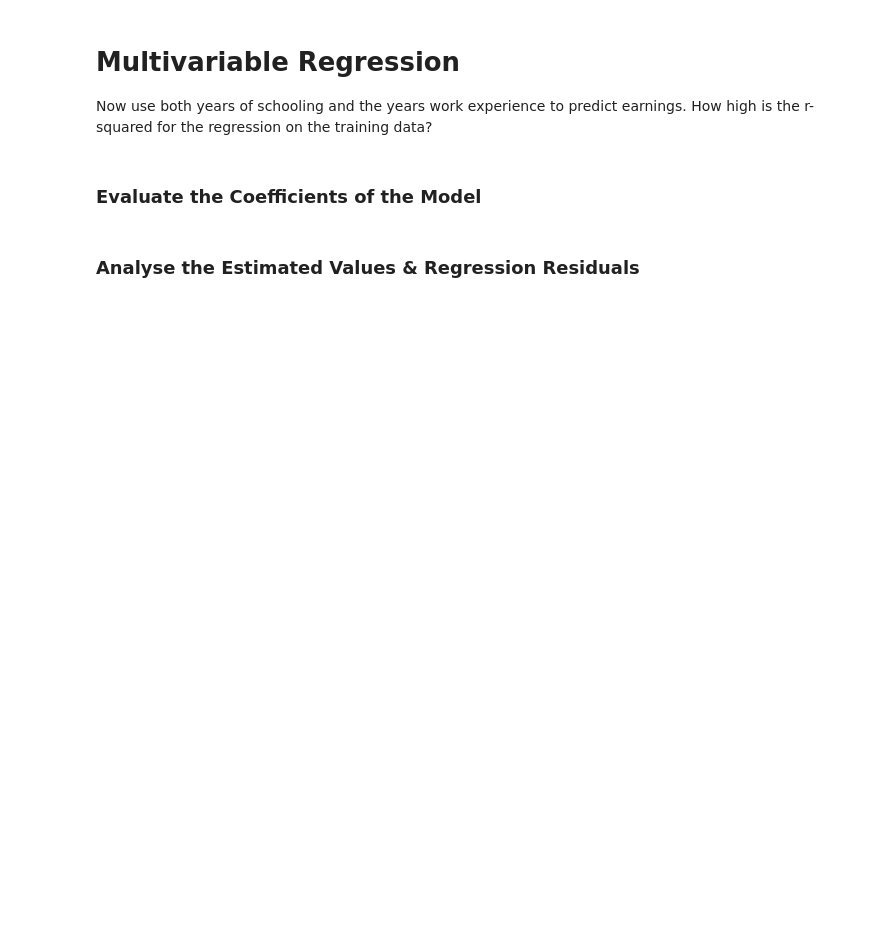
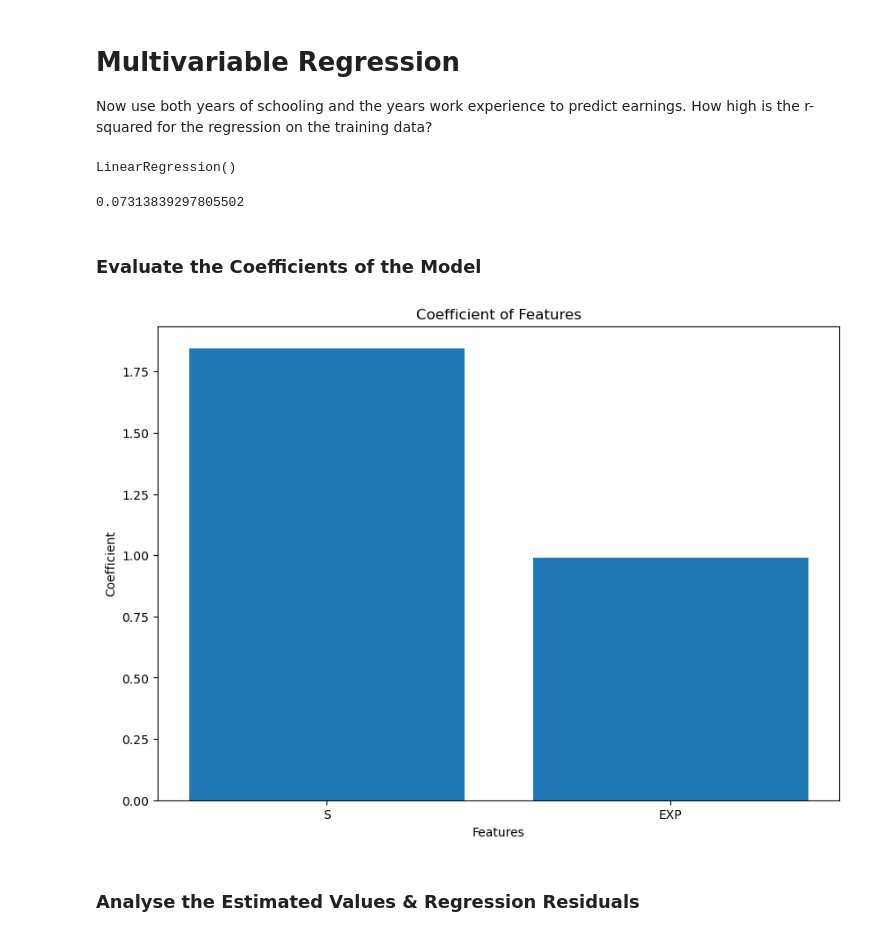
Before and after one commit to redrum88/100-Days-of-Code-Python-Bootcamp, a Jupyter notebook: day_100_Determinants_of_Earnings.ipynb, the cells around one changed output. Saved outputs shown, nothing was run; the diff lists cells and outputs as text; code cells hidden in the pictures; blank space fills up the shorter version.

```diff
--- a/day_100_Determinants_of_Earnings.ipynb
+++ b/day_100_Determinants_of_Earnings.ipynb
@@ -387,7 +320,48 @@ How good our regression is also depends on the residuals - the difference betwee
 # Multivariable Regression
 
 Now use both years of schooling and the years work experience to predict earnings. How high is the r-squared for the regression on the training data?
+# %%
+# Multivariable Regression
+# Now use both years of schooling and the years work experience to predict earnings. How high is the r-squared for the regression on the training data?
+
+# Set random seed
+np.random.seed(42)
+
+# Split data into X & y
+X = df_data[['S', 'EXP']]
+y = df_data['EARNINGS']
+
+# Split data into train & test sets
+X_train, X_test, y_train, y_test = train_test_split(X, y, test_size=0.2)
+
+# Instantiate the model
+model = LinearRegression()
+
+# Fit the model to the training data
+model.fit(X_train, y_train)
+# %% [output]
+LinearRegression()
+# %%
+
+# Evaluate the model on the test data
+model.score(X_test, y_test)
+# %% [output]
+0.07313839297805502
 # %% [markdown]
 ### Evaluate the Coefficients of the Model
+# %%
+
+
+# Evaluate the coefficients of the model
+model.coef_
+
+# plot the coefficients
+plt.bar(X.columns, model.coef_)
+plt.xlabel("Features")
+plt.ylabel("Coefficient")
+plt.title("Coefficient of Features")
+plt.show()
+# %% [output]
+[figure, added]
 # %% [markdown]
 ### Analyse the Estimated Values & Regression Residuals
```
Also changed, not shown: parts of 18 cells of this notebook, 3 other files.
